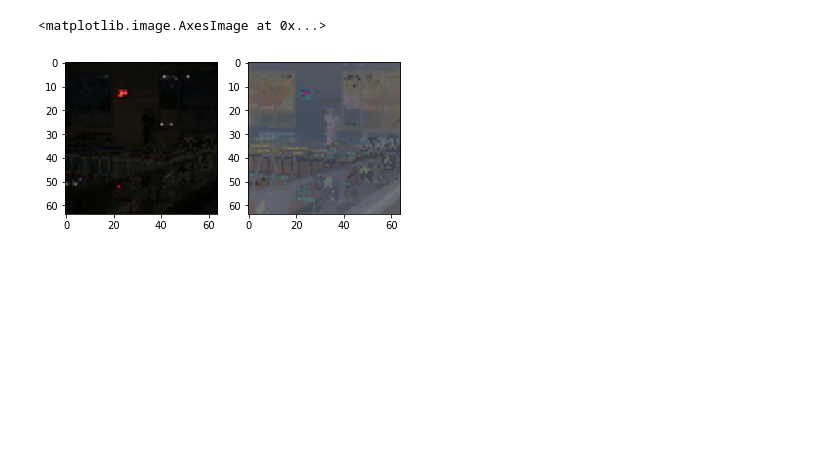
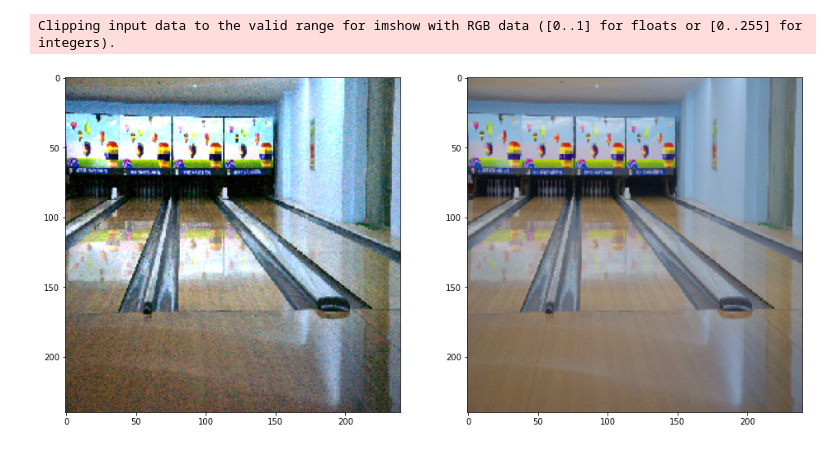
Before and after one commit to Apurva-04/ImageProcessing-ML, a Jupyter notebook: test1.ipynb, the cells around one changed output. Cells and saved outputs as stored; diff of their text form; code cells hidden in the pictures; blank space fills up the shorter version.

```diff
--- a/test1.ipynb
+++ b/test1.ipynb
@@ -99,0 +8,25 @@ Loding Test dataset :
+# %%
+h,w=240,240
+
+def sum_1above(a):
+    s=0
+    for i in range(a.shape[0]):
+        for j in range(a.shape[1]):
+            s+=(a[i][j]>1)#[0]+a[i][j][1]+a[i][j][2]>3)
+    return s;
+
+def best_hist_factor(a):
+#     print(sum_1above(a),"\n")
+    l,r=0.01,20.00
+    for i in range(10):
+        mid=(l+r)/2
+        m=sum_1above(a*mid)
+#         print(mid," - ",m)
+#         fig=plt.figure(figsize=(5,5))
+#         fig.add_subplot(1,2,1).imshow(a*mid)
+#         fig.add_subplot(1,2,2).imshow(a)
+        if(m>0.01*h*w*3):
+            r=mid-0.001
+        else:
+            l=mid+0.001
+    return mid
@@ -100,11 +70,5 @@ Loding Test dataset :
 # %%
-fig=plt.figure()
-
-f=fig.add_subplot(1,2,1)
-s=fig.add_subplot(1,2,2)
-
-f.imshow(x_test[10])
-s.imshow(y_test[10])
+def plot_test_n(n):
+    fig=plt.figure(figsize=(16,16))
+    fig.add_subplot(1,2,1).imshow(x_test[n]*8)
+    fig.add_subplot(1,2,2).imshow(y_test[n])
-# %% [output]
-<matplotlib.image.AxesImage at 0x...>
-[figure, removed]
@@ -130,0 +75,5 @@ plt.imshow(img_reform)
+# %%
+plot_test_n(9)
+# %% [output]
+Clipping input data to the valid range for imshow with RGB data ([0..1] for floats or [0..255] for integers).
+[figure, added]
```
Also changed, not shown: parts of 14 cells of this notebook, 17 other files.
